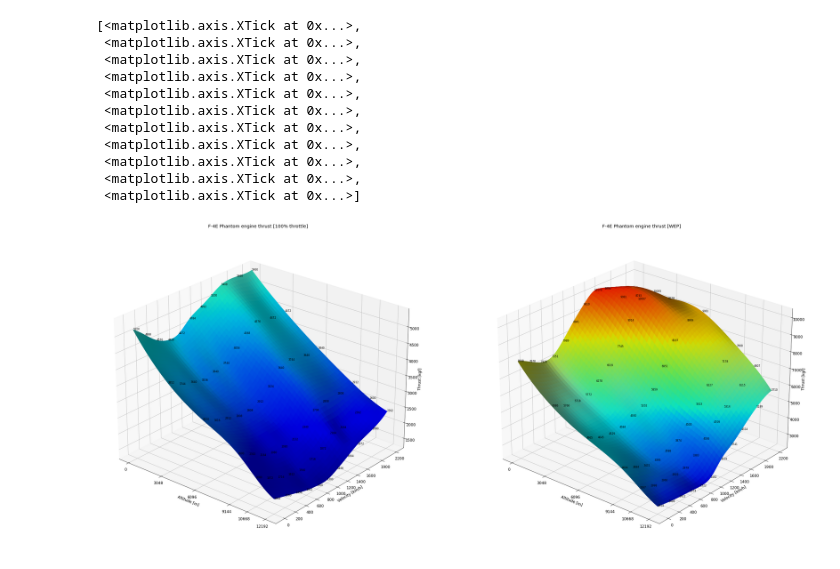
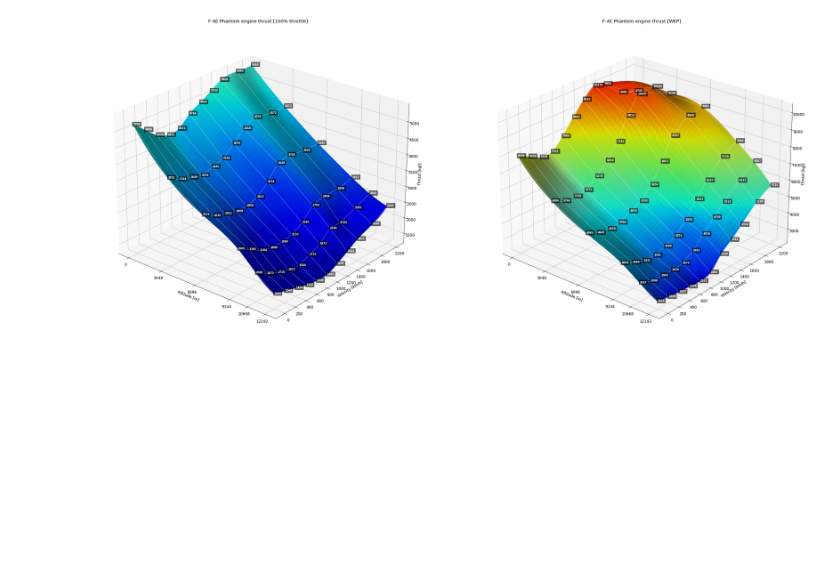
Before and after one commit to Pewkek/War-Thunder-Thrust-Chart, a Jupyter notebook: f4e.ipynb, the cells around one changed output. Drawn from its saved outputs; the diff is of its cells as text; code cells hidden in the pictures; blank space fills up the shorter version.

Commit message:
Added wireframe, better data point values formatting

```diff
--- a/f4e.ipynb
+++ b/f4e.ipynb
@@ -354,56 +354,54 @@ plt.rcParams.update({'font.size': 12})
 ax = fig.add_subplot(1, 2, 1, projection="3d")
 
 # actual thrust calculation at 100% throttle
-thrust100 = baseThrust * boostNoWep * (thrustCurve[:,:,0].flatten())
+thrust100 = baseThrust * boostNoWep * (thrustCurve[:,:,0])
 thrust100_interp = baseThrust * boostNoWep * (zVal100)
 rgb = ls.shade(thrust100_interp, cmap=plt.cm.jet,  blend_mode='soft', vmin=vMin, vmax=vMax)
 
 # ax.plot_trisurf(x2V.flatten(), y2V.flatten(), thrust100_interp, facecolors=cmap, vmin=vMin, vmax=vMax, antialiased=True)
 ax.plot_surface(x2V, y2V, thrust100_interp, facecolors=rgb, antialiased=True)
+ax.plot_wireframe(xV, yV, thrust100.T, color="white", linewidth=0.5)
 ax.set_title("F-4E Phantom engine thrust [100% throttle]")
 ax.set_xlabel("Altitude [m]")
 ax.set_ylabel("Velocity [km/h]")
 ax.set_zlabel("Thrust [kgf]")
 ax.view_init(*angs)
 
 ax2 = fig.add_subplot(1, 2, 2, projection="3d")
 # same but for WEP (110% throttle)
-thrustWEP = baseThrust * boostAfterburn * boostWep * ((thrustCurve[:,:,0]*thrustCurve[:,:,1]).flatten())
+thrustWEP = baseThrust * boostAfterburn * boostWep * ((thrustCurve[:,:,0]*thrustCurve[:,:,1]))
 thrustWEP_interp = baseThrust * boostAfterburn * boostWep * (zVal100*zValWEP)
 rgb2 = ls.shade(thrustWEP_interp, cmap=plt.cm.jet, blend_mode='soft', vmin=vMin, vmax=vMax)
 
 ax2.plot_surface(x2V, y2V, thrustWEP_interp, facecolors=rgb2, antialiased=True)
+ax2.plot_wireframe(xV, yV, thrustWEP.T, color="white", linewidth=0.5)
 ax2.set_title("F-4E Phantom engine thrust [WEP]")
 ax2.set_xlabel("Altitude [m]")
 ax2.set_ylabel("Velocity [km/h]")
 ax2.set_zlabel("Thrust [kgf]")
 ax2.view_init(*angs)
 
 # make the font a little smaller
-plt.rcParams.update({'font.size': 8})
+font = {
+        "backgroundcolor": (0, 0, 0, 0.6),
+        "color": "white",
+        "size": 8,
+        "weight": 800,
+}
 # draw data points values so we know what are we working with
 for i in range(thrustCurve[:,:,0].size):
         xVal = xV.T.flatten()[i]
         yVal = yV.T.flatten()[i]
-        ax.text(xVal, yVal, thrust100[i], "{:0.0f}".format(thrust100[i]))
-        ax2.text(xVal, yVal, thrustWEP[i], "{:0.0f}".format(thrustWEP[i]))
+        ax.text(xVal, yVal, thrust100.flatten()[i], "{:0.0f}".format(thrust100.flatten()[i]), zorder=1000, fontdict=font)
+        ax2.text(xVal, yVal, thrustWEP.flatten()[i], "{:0.0f}".format(thrustWEP.flatten()[i]), zorder=1000, fontdict=font)
 
 # match x (alt) and y (vel) ticks to the blkx discrete values
 ax.set_xticks(alts)
 ax2.set_xticks(alts)
 
 ax.set_yticks(vels)
 ax2.set_yticks(vels)
+
+fig.savefig("f4e.png", facecolor="white", edgecolor='none', bbox_inches='tight')
 # %% [output]
-[<matplotlib.axis.XTick at 0x...>,
- <matplotlib.axis.XTick at 0x...>,
- <matplotlib.axis.XTick at 0x...>,
- <matplotlib.axis.XTick at 0x...>,
- <matplotlib.axis.XTick at 0x...>,
- <matplotlib.axis.XTick at 0x...>,
- <matplotlib.axis.XTick at 0x...>,
- <matplotlib.axis.XTick at 0x...>,
- <matplotlib.axis.XTick at 0x...>,
- <matplotlib.axis.XTick at 0x...>,
- <matplotlib.axis.XTick at 0x...>]
-[figure, old version]
+[figure, new version]
```
Also changed, not shown: 1 other file.
